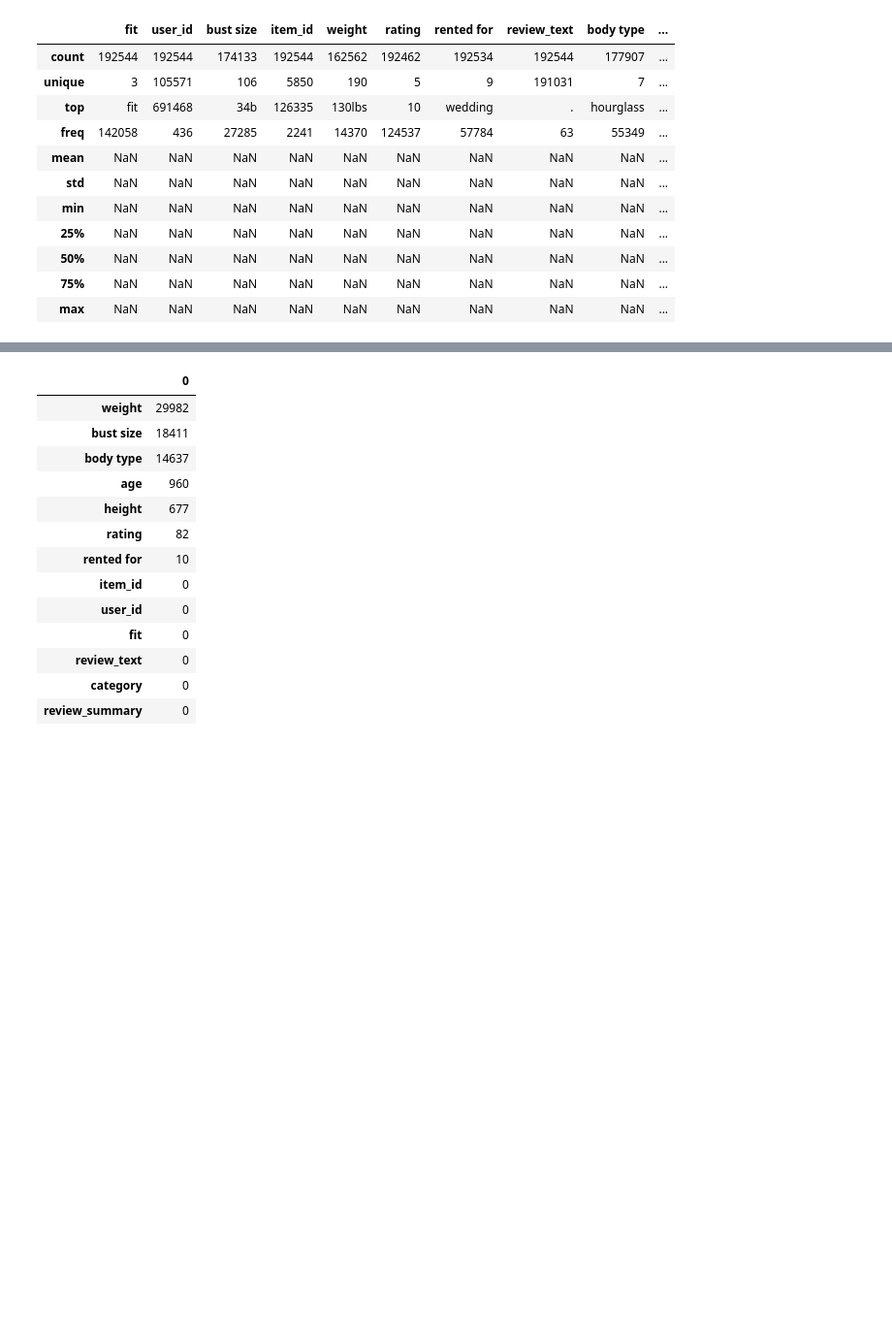
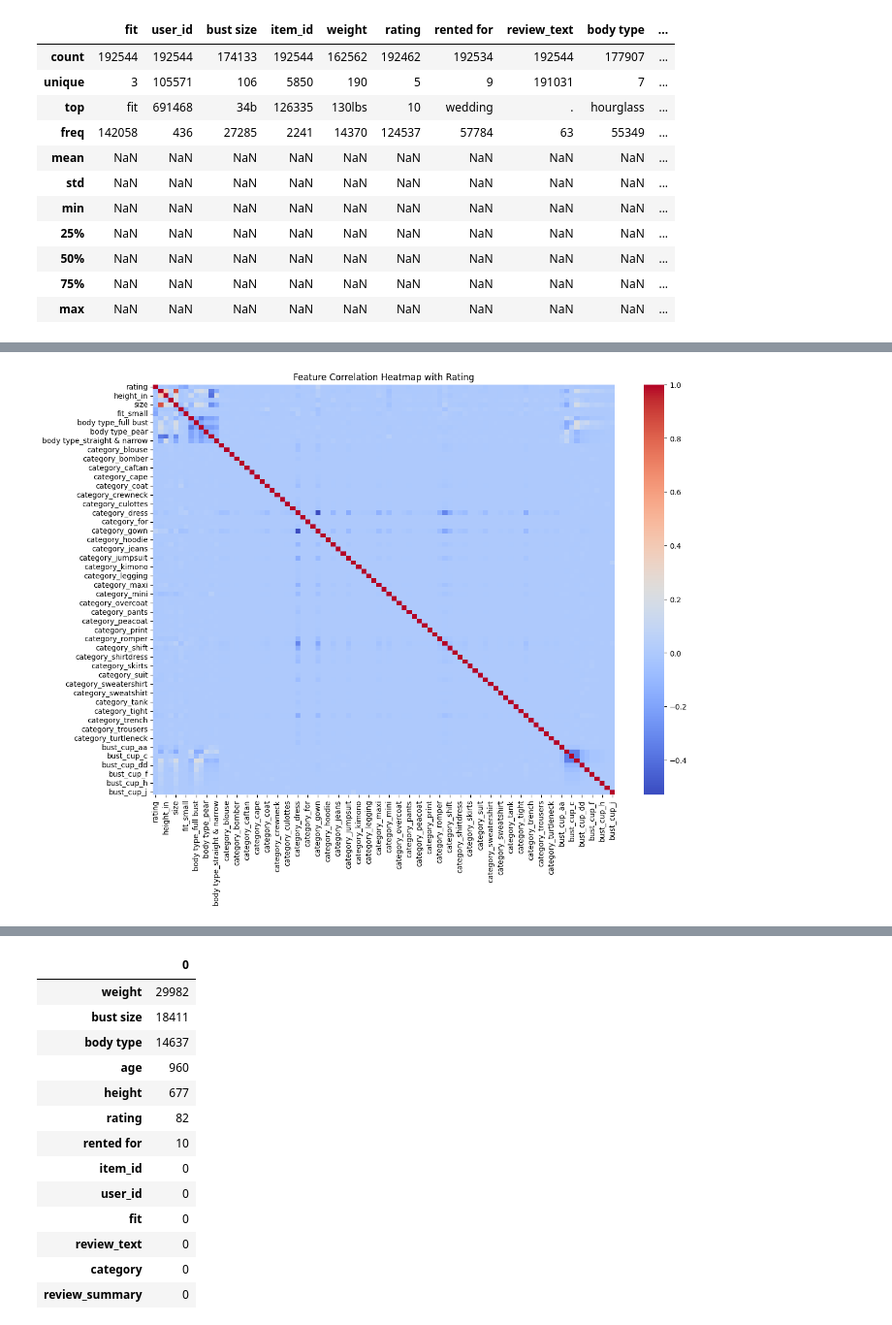
Before and after one commit to kpacker77/CSE158_Assign2, a Jupyter notebook: Assignment2.ipynb, the cells around one changed output, grey strips where cells are left out. Shown at 97% size. Saved outputs shown, nothing was run; the diff lists cells and outputs as text; code cells hidden in the pictures; blank space fills up the shorter version.

```diff
--- a/Assignment2.ipynb
+++ b/Assignment2.ipynb
@@ -92,0 +179,19 @@ memory usage: 22.0+ MB
+# %%
+# -----------------------------
+# Correlation Heatmap
+# -----------------------------
+# Select numeric columns + encoded categorical
+num_df = df[['rating','weight_num','height_in','age','size']].copy()
+
+# Add categorical encoding
+cat_cols = ['fit','body type','category','bust_cup']
+num_df = pd.concat([num_df, pd.get_dummies(df[cat_cols], drop_first=True)], axis=1)
+
+corr = num_df.corr()
+
+plt.figure(figsize=(14,10))
+sns.heatmap(corr, cmap='coolwarm', annot=False)
+plt.title("Feature Correlation Heatmap with Rating")
+plt.show()
+# %% [output]
+[figure, added]
```
Also changed, not shown: parts of 9 cells of this notebook.
